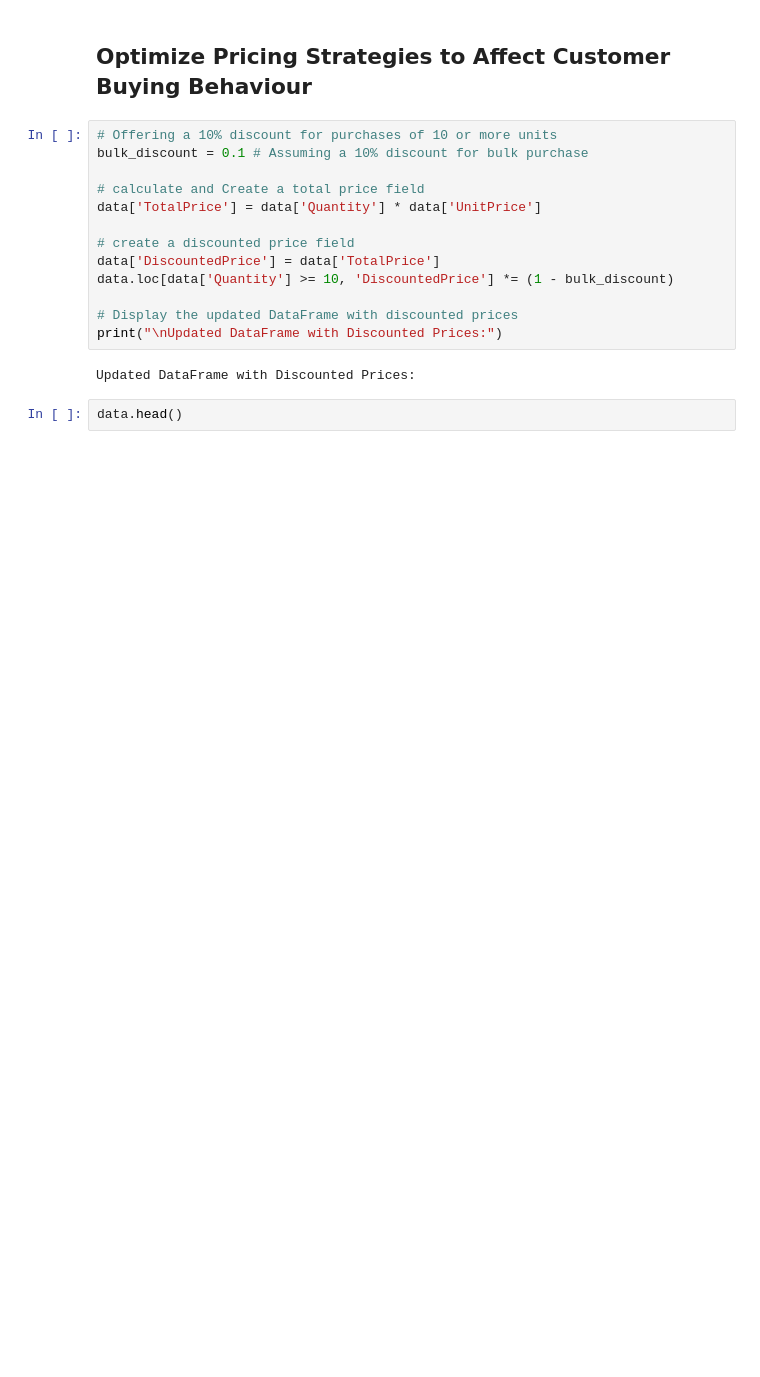
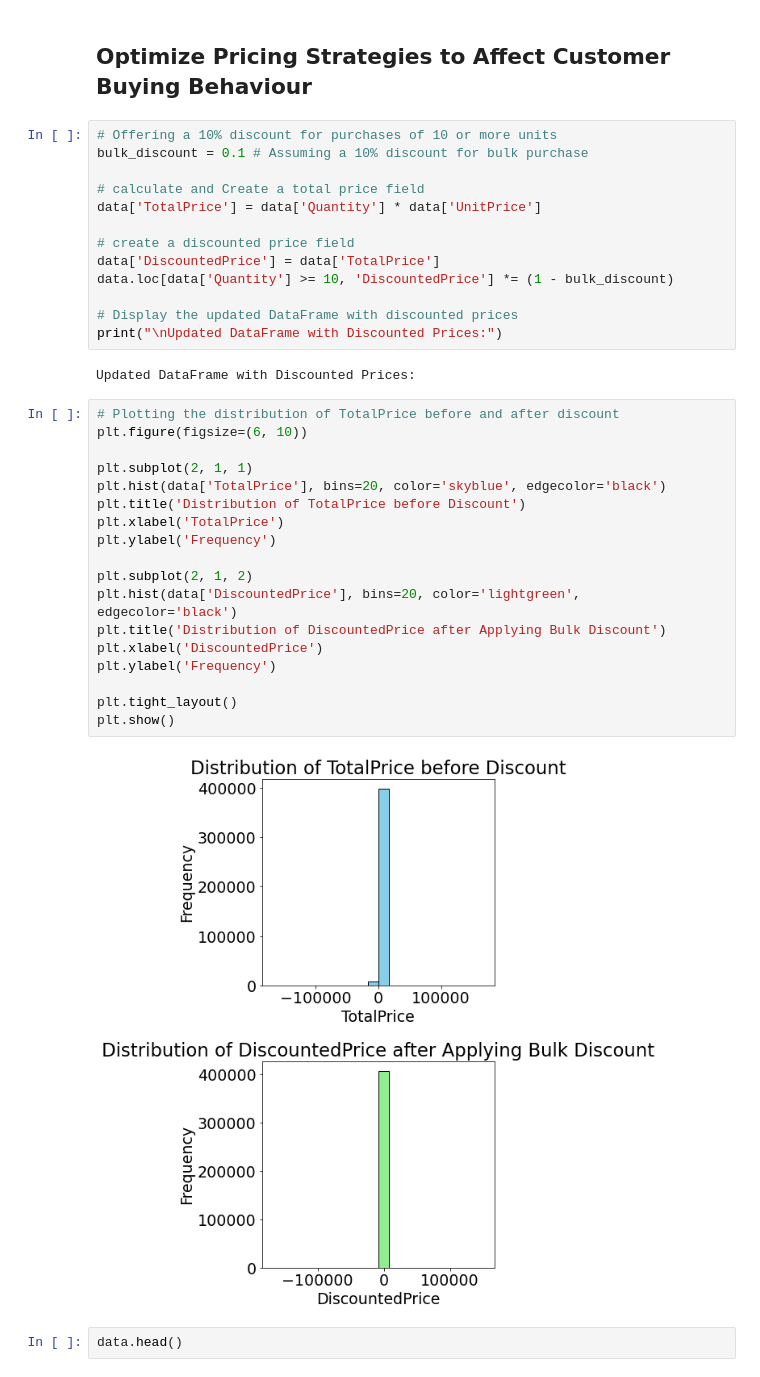
Before and after one commit to Seek-Techs/Online_Sales_Retail, a Jupyter notebook: sales_retail.ipynb, the cells around one changed output. Saved outputs shown, nothing was run; the diff lists cells and outputs as text; blank space fills up the shorter version.

```diff
--- a/sales_retail.ipynb
+++ b/sales_retail.ipynb
@@ -144,6 +165,26 @@ data.loc[data['Quantity'] >= 10, 'DiscountedPrice'] *= (1 - bulk_discount)
 print("\nUpdated DataFrame with Discounted Prices:")
 # %% [output]
 Updated DataFrame with Discounted Prices:
+# %%
+# Plotting the distribution of TotalPrice before and after discount
+plt.figure(figsize=(6, 10))
+
+plt.subplot(2, 1, 1)
+plt.hist(data['TotalPrice'], bins=20, color='skyblue', edgecolor='black')
+plt.title('Distribution of TotalPrice before Discount')
+plt.xlabel('TotalPrice')
+plt.ylabel('Frequency')
+
+plt.subplot(2, 1, 2)
+plt.hist(data['DiscountedPrice'], bins=20, color='lightgreen', edgecolor='black')
+plt.title('Distribution of DiscountedPrice after Applying Bulk Discount')
+plt.xlabel('DiscountedPrice')
+plt.ylabel('Frequency')
+
+plt.tight_layout()
+plt.show()
+# %% [output]
+[figure, added]
 # %%
 data.head()
 # %% [output]
```
Also changed, not shown: parts of 9 cells of this notebook, 1 other file.
